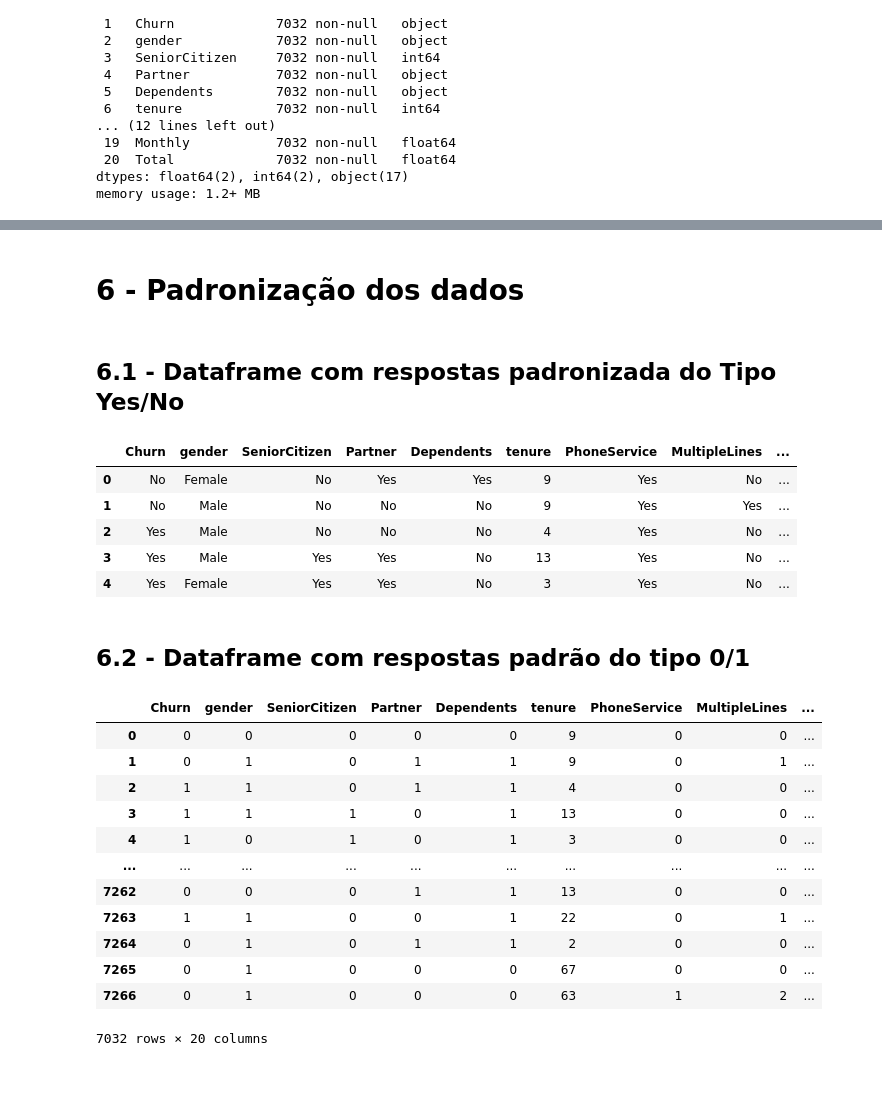
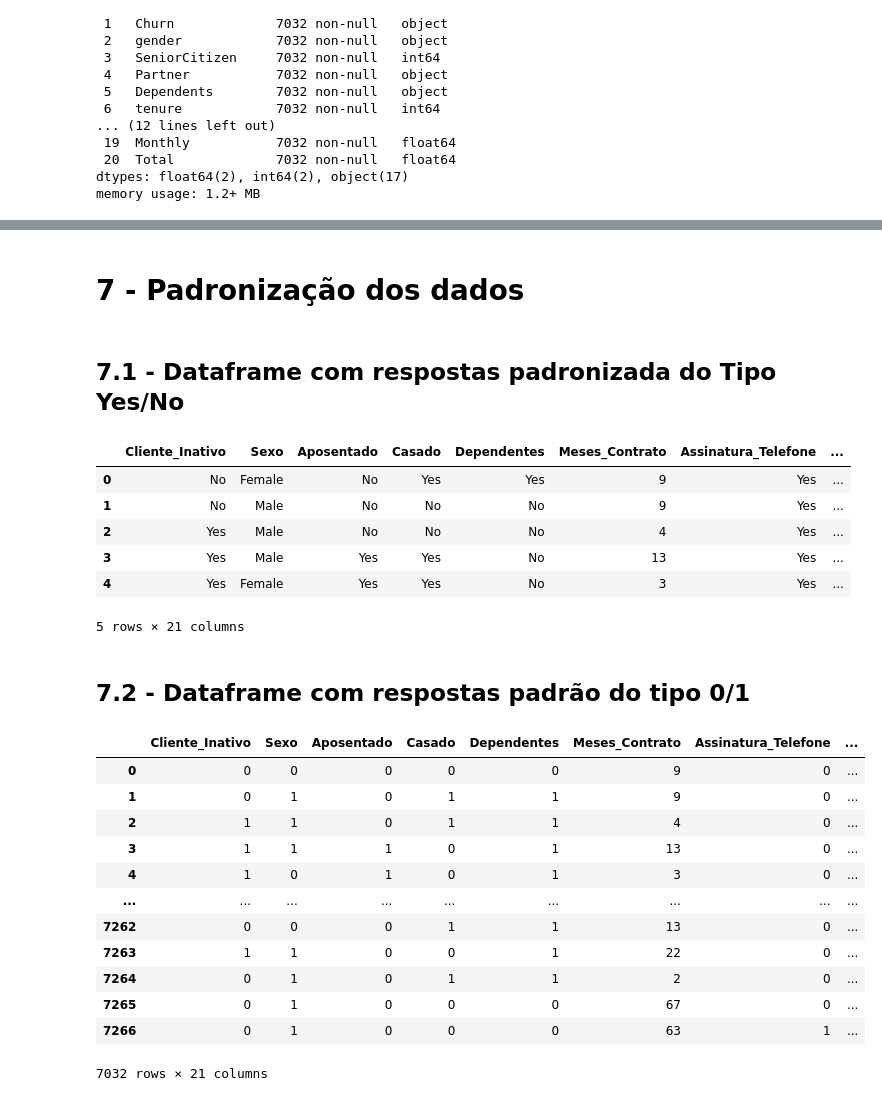
Before and after one commit to goto-95/Challenge_DataScience_AluraVoz, a Jupyter notebook: Challenge_DS_Alura_Semana01.ipynb, the cells around one changed output, grey strips where cells are left out. Drawn from its saved outputs; the diff is of its cells as text; code cells hidden in the pictures.

Commit message:
Correções finais do arquivo de tratamento de dados

```diff
--- a/Challenge_DS_Alura_Semana01.ipynb
+++ b/Challenge_DS_Alura_Semana01.ipynb
@@ -193,4 +195,5 @@ memory usage: 1.2+ MB
 # %%
 # Avaliando a coluna tenure
-df.describe()
+df.drop('customerID', axis=1, inplace=True)
+df.head()
 # %% [output]
@@ -205,0 +208,3 @@ df.describe()
+# %%
+df.insert(18,'Daily',df.Monthly/30)
+df.head()
@@ -205,0 +221,10 @@ df.describe()
+# %%
+trad = {'Churn':'Cliente_Inativo','gender':'Sexo','SeniorCitizen':'Aposentado','Partner':'Casado',
+        'Dependents':'Dependentes', 'tenure':'Meses_Contrato', 'PhoneService':'Assinatura_Telefone', 'MultipleLines':'Assinatura_MultiTelefone',
+        'InternetService':'Assinatura_Internet', 'OnlineSecurity':'Assinatura_Seguro_online', 'OnlineBackup':'Assinatura_Backup',
+        'DeviceProtection':'Assinatura_Seguro_dispositivo', 'TechSupport':'Assinatura_Suporte_tecnico', 'StreamingTV':'Assinatura_TV',
+        'StreamingMovies':'Assinatura_Filmes','Contract':'Tipo_Contrato','PaperlessBilling':'Fatura_Online', 'PaymentMethod':'Forma_Pagamento',
+        'Daily':'Valor_Diario','Monthly':'Valor_Mensal', 'Total':'Valor_Total'
+        }
+df.rename( columns=trad, inplace=True )
+df.head()
@@ -206,49 +239,49 @@ df.describe()
 # %% [markdown]
-# **6 - Padronização dos dados**
+# **7 - Padronização dos dados**
 # %% [markdown]
-## **6.1 - Dataframe com respostas padronizada do Tipo Yes/No**
+## **7.1 - Dataframe com respostas padronizada do Tipo Yes/No**
 # %%
-df['SeniorCitizen'] = df['SeniorCitizen'].map({0:'No', 1:'Yes'})
-df_obj = df
-df_obj.drop('customerID',axis=1,inplace=True)
+df_obj = df.copy()
+df_obj['Aposentado'] = df_obj['Aposentado'].map({0:'No', 1:'Yes'})
 df_obj.head()
 # %% [output]
-|  | Churn | gender | SeniorCitizen | Partner | Dependents | tenure | PhoneService | MultipleLines | ... |
-| 0 | No | Female | No | Yes | Yes | 9 | Yes | No | ... |
-| 1 | No | Male | No | No | No | 9 | Yes | Yes | ... |
-| 2 | Yes | Male | No | No | No | 4 | Yes | No | ... |
-| 3 | Yes | Male | Yes | Yes | No | 13 | Yes | No | ... |
-| 4 | Yes | Female | Yes | Yes | No | 3 | Yes | No | ... |
+|  | Cliente_Inativo | Sexo | Aposentado | Casado | Dependentes | Meses_Contrato | Assinatura_Telefone | ... |
+| 0 | No | Female | No | Yes | Yes | 9 | Yes | ... |
+| 1 | No | Male | No | No | No | 9 | Yes | ... |
+| 2 | Yes | Male | No | No | No | 4 | Yes | ... |
+| 3 | Yes | Male | Yes | Yes | No | 13 | Yes | ... |
+| 4 | Yes | Female | Yes | Yes | No | 3 | Yes | ... |
+5 rows × 21 columns
 # %% [markdown]
-## **6.2 - Dataframe com respostas padrão do tipo 0/1**
+## **7.2 - Dataframe com respostas padrão do tipo 0/1**
 # %%
-mappings = []
-# df.drop('customerID', axis=1, inplace=True)
+mappings = [] # mapeamento dos dados
+df_num = df.copy()
 for column in df.columns:
-  if (df[column].dtypes != 'int64') & (df[column].dtypes != 'float64'):
-    values = df[column].unique()
+  if (df_num[column].dtypes != 'int64') & (df_num[column].dtypes != 'float64'):
+    values = df_num[column].unique()
     mapping = dict()
     count = 0
     for value in values:
       mapping[value] = count
       count += 1
     mappings.append([column, mapping])
-    df[column] = df[column].map(mapping)
-df
+    df_num[column] = df_num[column].map(mapping)
+df_num
 # %% [output]
-|  | Churn | gender | SeniorCitizen | Partner | Dependents | tenure | PhoneService | MultipleLines | ... |
-| 0 | 0 | 0 | 0 | 0 | 0 | 9 | 0 | 0 | ... |
-| 1 | 0 | 1 | 0 | 1 | 1 | 9 | 0 | 1 | ... |
-| 2 | 1 | 1 | 0 | 1 | 1 | 4 | 0 | 0 | ... |
-| 3 | 1 | 1 | 1 | 0 | 1 | 13 | 0 | 0 | ... |
-| 4 | 1 | 0 | 1 | 0 | 1 | 3 | 0 | 0 | ... |
-| ... | ... | ... | ... | ... | ... | ... | ... | ... | ... |
-| 7262 | 0 | 0 | 0 | 1 | 1 | 13 | 0 | 0 | ... |
-| 7263 | 1 | 1 | 0 | 0 | 1 | 22 | 0 | 1 | ... |
-| 7264 | 0 | 1 | 0 | 1 | 1 | 2 | 0 | 0 | ... |
-| 7265 | 0 | 1 | 0 | 0 | 0 | 67 | 0 | 0 | ... |
-| 7266 | 0 | 1 | 0 | 0 | 0 | 63 | 1 | 2 | ... |
+|  | Cliente_Inativo | Sexo | Aposentado | Casado | Dependentes | Meses_Contrato | Assinatura_Telefone | ... |
+| 0 | 0 | 0 | 0 | 0 | 0 | 9 | 0 | ... |
+| 1 | 0 | 1 | 0 | 1 | 1 | 9 | 0 | ... |
+| 2 | 1 | 1 | 0 | 1 | 1 | 4 | 0 | ... |
+| 3 | 1 | 1 | 1 | 0 | 1 | 13 | 0 | ... |
+| 4 | 1 | 0 | 1 | 0 | 1 | 3 | 0 | ... |
+| ... | ... | ... | ... | ... | ... | ... | ... | ... |
+| 7262 | 0 | 0 | 0 | 1 | 1 | 13 | 0 | ... |
+| 7263 | 1 | 1 | 0 | 0 | 1 | 22 | 0 | ... |
+| 7264 | 0 | 1 | 0 | 1 | 1 | 2 | 0 | ... |
+| 7265 | 0 | 1 | 0 | 0 | 0 | 67 | 0 | ... |
+| 7266 | 0 | 1 | 0 | 0 | 0 | 63 | 1 | ... |
-7032 rows × 20 columns
+7032 rows × 21 columns
 # %%
 # Dicionário do mapeamento
 mappings
```
Also changed, not shown: parts of 14 cells of this notebook, 3 other files.
